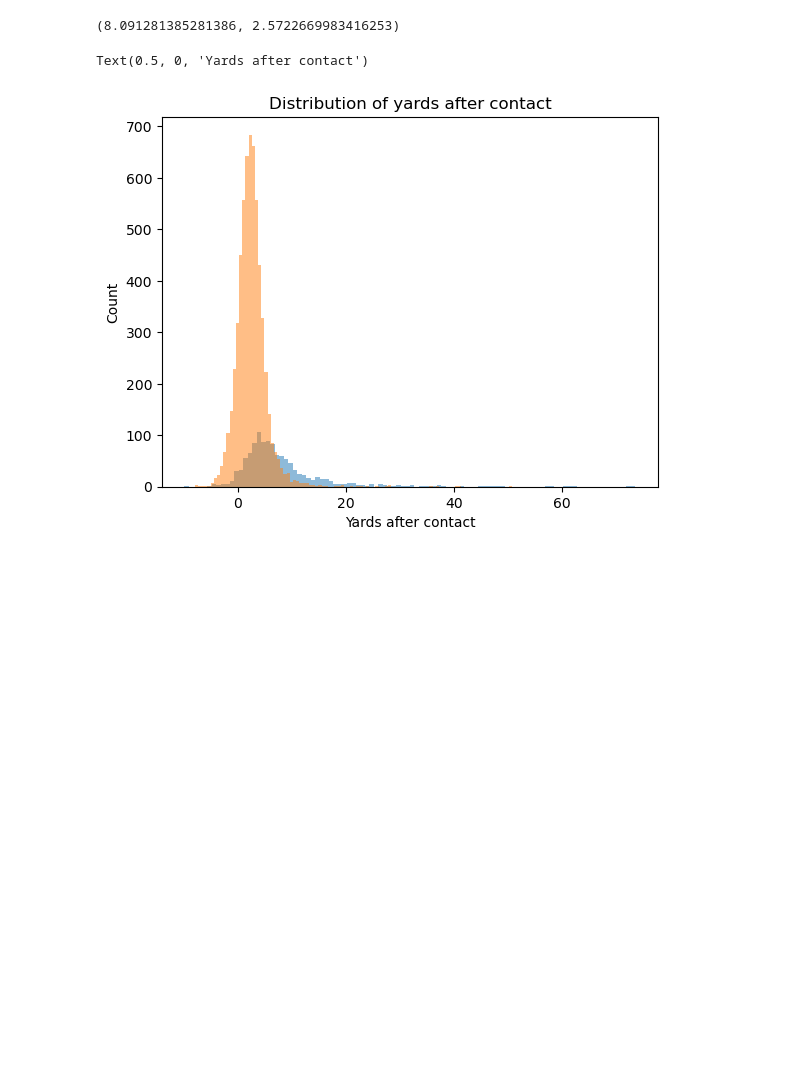
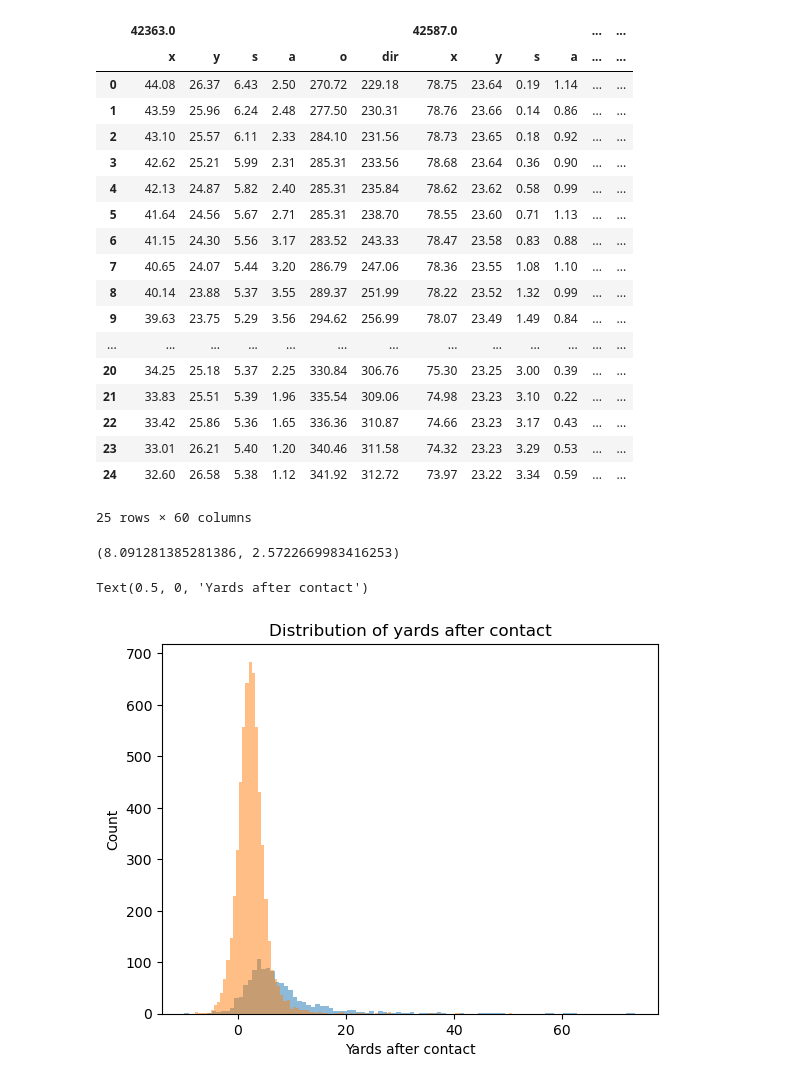
Before and after one commit to tchang1997/tackle_yards_prevented, a Jupyter notebook: notebooks/postprocessed_eda.ipynb, the cells around one changed output. Saved outputs shown, nothing was run; the diff lists cells and outputs as text; code cells hidden in the pictures; blank space fills up the shorter version.

```diff
--- a/notebooks/postprocessed_eda.ipynb
+++ b/notebooks/postprocessed_eda.ipynb
@@ -4,6 +4,28 @@ import pickle
 train_data = pickle.load(open("../data/nfl-big-data-bowl-2024/play_by_play_train.pkl", "rb"))
 # %%
 val_data = pickle.load(open("../data/nfl-big-data-bowl-2024/play_by_play_val.pkl", "rb"))
+# %%
+val_data[0]["offense_raw"]
+# %% [output]
+|  | 42363.0 |  |  |  |  |  | 42587.0 |  |  |  | ... | ... |
+|  | x | y | s | a | o | dir | x | y | s | a | ... | ... |
+| 0 | 44.08 | 26.37 | 6.43 | 2.50 | 270.72 | 229.18 | 78.75 | 23.64 | 0.19 | 1.14 | ... | ... |
+| 1 | 43.59 | 25.96 | 6.24 | 2.48 | 277.50 | 230.31 | 78.76 | 23.66 | 0.14 | 0.86 | ... | ... |
+| 2 | 43.10 | 25.57 | 6.11 | 2.33 | 284.10 | 231.56 | 78.73 | 23.65 | 0.18 | 0.92 | ... | ... |
+| 3 | 42.62 | 25.21 | 5.99 | 2.31 | 285.31 | 233.56 | 78.68 | 23.64 | 0.36 | 0.90 | ... | ... |
+| 4 | 42.13 | 24.87 | 5.82 | 2.40 | 285.31 | 235.84 | 78.62 | 23.62 | 0.58 | 0.99 | ... | ... |
+| 5 | 41.64 | 24.56 | 5.67 | 2.71 | 285.31 | 238.70 | 78.55 | 23.60 | 0.71 | 1.13 | ... | ... |
+| 6 | 41.15 | 24.30 | 5.56 | 3.17 | 283.52 | 243.33 | 78.47 | 23.58 | 0.83 | 0.88 | ... | ... |
+| 7 | 40.65 | 24.07 | 5.44 | 3.20 | 286.79 | 247.06 | 78.36 | 23.55 | 1.08 | 1.10 | ... | ... |
+| 8 | 40.14 | 23.88 | 5.37 | 3.55 | 289.37 | 251.99 | 78.22 | 23.52 | 1.32 | 0.99 | ... | ... |
+| 9 | 39.63 | 23.75 | 5.29 | 3.56 | 294.62 | 256.99 | 78.07 | 23.49 | 1.49 | 0.84 | ... | ... |
+| ... | ... | ... | ... | ... | ... | ... | ... | ... | ... | ... | ... | ... |
+| 20 | 34.25 | 25.18 | 5.37 | 2.25 | 330.84 | 306.76 | 75.30 | 23.25 | 3.00 | 0.39 | ... | ... |
+| 21 | 33.83 | 25.51 | 5.39 | 1.96 | 335.54 | 309.06 | 74.98 | 23.23 | 3.10 | 0.22 | ... | ... |
+| 22 | 33.42 | 25.86 | 5.36 | 1.65 | 336.36 | 310.87 | 74.66 | 23.23 | 3.17 | 0.43 | ... | ... |
+| 23 | 33.01 | 26.21 | 5.40 | 1.20 | 340.46 | 311.58 | 74.32 | 23.23 | 3.29 | 0.53 | ... | ... |
+| 24 | 32.60 | 26.58 | 5.38 | 1.12 | 341.92 | 312.72 | 73.97 | 23.22 | 3.34 | 0.59 | ... | ... |
+25 rows × 60 columns
 # %%
 import numpy as np
 
```
Also changed, not shown: parts of 20 cells of this notebook, 19 other files.
